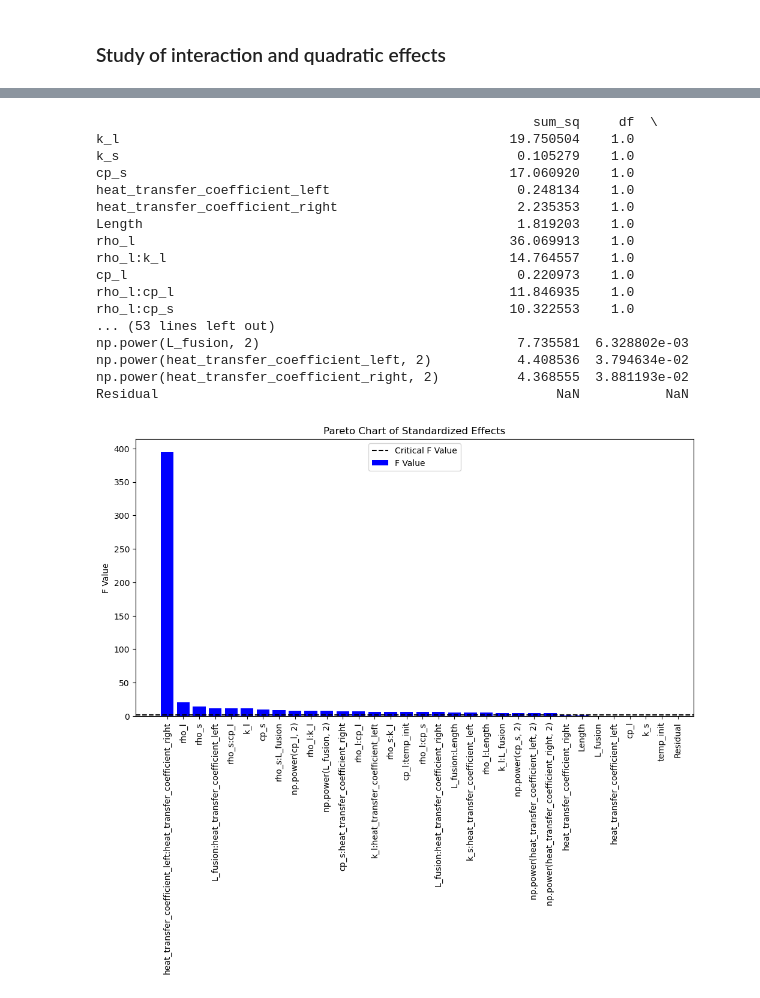
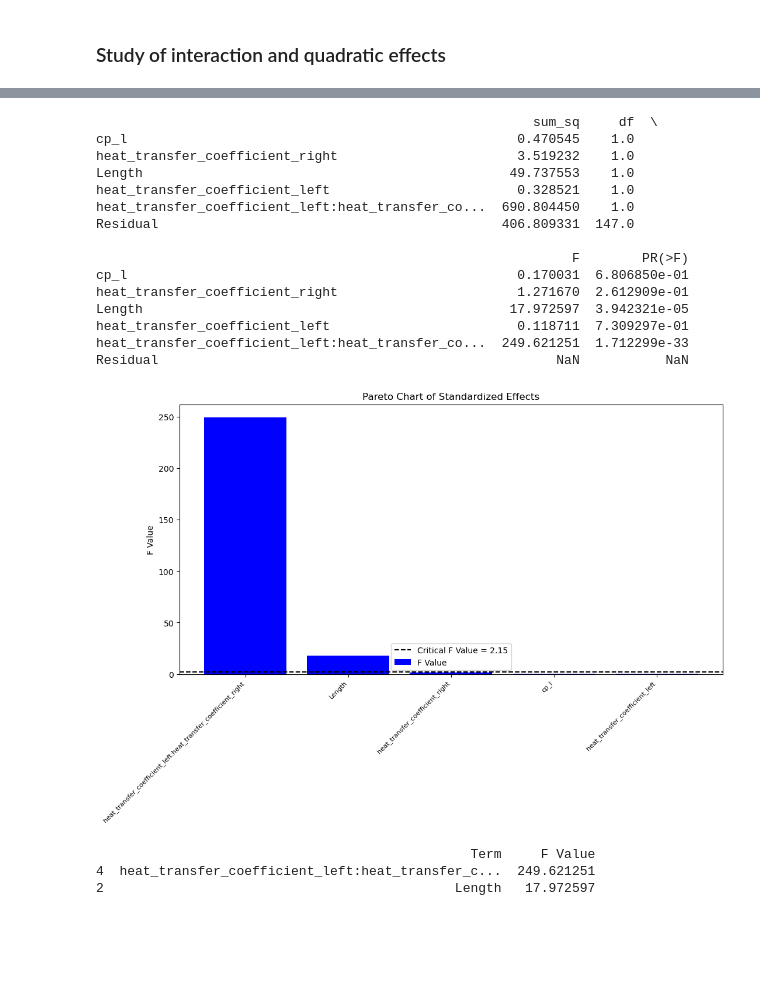
Before and after one commit to radhikrammohan/1D_HT_Pinn, a Jupyter notebook: Data-prep/DOE/1D_HT_DOE_6.ipynb, the cells around one changed output, grey strips where cells are left out. Cells and saved outputs as stored; diff of their text form; code cells hidden in the pictures; blank space fills up the shorter version.

```diff
--- a/Data-prep/DOE/1D_HT_DOE_6.ipynb
+++ b/Data-prep/DOE/1D_HT_DOE_6.ipynb
@@ -280,5 +256,8 @@ Lowest Niyama:0.01, rho_l:2533.8, rho_s:2628.7, k_l:107.2, k_s:93.31, cp_l:1207.
 Lowest Niyama:6.26, rho_l:2533.8, rho_s:2791.3, k_l:107.2, k_s:99.08, cp_l:1282.65, cp_s:991.89, t_surr:298.0, L_fusion:400670.0, temp_init:925.0,htc_l:15.0,htc_r:15.0,length:0.02
 (13328, 48)
 Lowest Niyama:4.54, rho_l:2460.0, rho_s:2710.0, k_l:104.03999999999999, k_s:96.195, cp_l:1245.295, cp_s:963.0, t_surr:291.5, L_fusion:389000.0, temp_init:913.0,htc_l:12.5,htc_r:12.5,length:0.015
+# %%
+Fractional_Factorial_doe_center_pt['center_pt'] = 0
+Fractional_Factorial_doe_center_pt.loc[Fractional_Factorial_doe_center_pt.index[-1],'center_pt'] = 1
 # %% [markdown]
 CSV file generator
@@ -436,14 +414,3 @@ print(significant_terms)
 # %% [output]
         Term   P-Value
 0  Intercept  0.081391
-# %%
-resid55 = model55.resid
-Fractional_Factorial_doe_center_pt['Residuals'] = resid55
-print (f"The plots of the residuals vs. fitted values are shown below")
-# Plot residuals vs. fitted values
-plt.scatter(model55.fittedvalues, resid55)
-plt.axhline(0, color='red', linestyle='--')
-plt.title('Residuals vs. Fitted Values')
-plt.xlabel('Lowest Niyama')
-plt.ylabel('Residuals')
-plt.show()
@@ -720,3 +665,10 @@ formula12 = 'Lowest_Niyama ~ k_l + k_s \
+# %%
+formula12 ='Lowest_Niyama ~   cp_l +    \
+            heat_transfer_coefficient_right + Length + \
+                      +  \
+                         \
+                           \
+            + heat_transfer_coefficient_left*heat_transfer_coefficient_right '
 # %%
 model11 = sm.OLS.from_formula(formula12, data=comb_df).fit()
 
@@ -797,59 +736,70 @@ anova_table = sm.stats.anova_lm(model11, typ=2)
 print(anova_table)
 # %% [output]
                                                         sum_sq     df  \
-k_l                                                  19.750504    1.0
-k_s                                                   0.105279    1.0
-cp_s                                                 17.060920    1.0
-heat_transfer_coefficient_left                        0.248134    1.0
-heat_transfer_coefficient_right                       2.235353    1.0
-Length                                                1.819203    1.0
-rho_l                                                36.069913    1.0
-rho_l:k_l                                            14.764557    1.0
-cp_l                                                  0.220973    1.0
-rho_l:cp_l                                           11.846935    1.0
-rho_l:cp_s                                           10.322553    1.0
-... (53 lines left out)
-np.power(L_fusion, 2)                                 7.735581  6.328802e-03
-np.power(heat_transfer_coefficient_left, 2)           4.408536  3.794634e-02
-np.power(heat_transfer_coefficient_right, 2)          4.368555  3.881193e-02
+cp_l                                                  0.470545    1.0
+heat_transfer_coefficient_right                       3.519232    1.0
+Length                                               49.737553    1.0
+heat_transfer_coefficient_left                        0.328521    1.0
+heat_transfer_coefficient_left:heat_transfer_co...  690.804450    1.0
+Residual                                            406.809331  147.0
+
+                                                             F        PR(>F)
+cp_l                                                  0.170031  6.806850e-01
+heat_transfer_coefficient_right                       1.271670  2.612909e-01
+Length                                               17.972597  3.942321e-05
+heat_transfer_coefficient_left                        0.118711  7.309297e-01
+heat_transfer_coefficient_left:heat_transfer_co...  249.621251  1.712299e-33
 Residual                                                   NaN           NaN
 # %%
 # Pareto Plot from anova_table
 
 # Extract the F-statistic and p-value from the ANOVA table
 f_statistic = anova_table['F'].values
+
 p_values = anova_table['PR(>F)'].values
 
 # Calculate the critical F-value
 alpha = 0.05
 num_total_points = comb_df.shape[0]
 num_terms = len(p_values)
 critical_f_value = stats.f.ppf(q=1-alpha, dfn=num_terms, dfd=num_total_points-num_terms)
 
 # Create a DataFrame for the Pareto plot
 pareto_df = pd.DataFrame({
     'Term': anova_table.index,
     'F Value': f_statistic,
     'P Value': p_values
 })
 
 # Sort the DataFrame by the absolute F-value in descending order
 pareto_df = pareto_df.reindex(pareto_df['F Value'].abs().sort_values(ascending=False).index)
 
 # Calculate the cumulative sum of the F-values
 pareto_df['Cumulative F Value'] = pareto_df['F Value'].cumsum()
 
 # Create a mask for the significant terms
 significant_mask = pareto_df['P Value'] < alpha
 
 # Plot the Pareto chart
 plt.figure(figsize=(12, 6))
 plt.bar(pareto_df['Term'], pareto_df['F Value'], color='b', label='F Value')
-plt.axhline(critical_f_value, color='k', linestyle='--', label='Critical F Value')
-plt.xticks(rotation=90)
+plt.axhline(critical_f_value, color='k', linestyle='--', label='Critical F Value = {:.2f}'.format(critical_f_value))
+plt.xticks(fontsize= 8,rotation=45, ha='right')
 plt.legend()
 plt.title('Pareto Chart of Standardized Effects')
 plt.ylabel('F Value')
 plt.show()
 # %% [output]
-[figure, old version]
+[figure, new version]
+# %%
+condition = pareto_df['F Value'] > critical_f_value
+
+result = pareto_df.loc[condition, ['Term', 'F Value', 'P Value']]
+
+fscore_df = result[['Term','F Value']]
+
+print(fscore_df)
+# %% [output]
+                                                Term     F Value
+4  heat_transfer_coefficient_left:heat_transfer_c...  249.621251
+2                                             Length   17.972597
```
Also changed, not shown: parts of 36 cells of this notebook, 5 other files.
